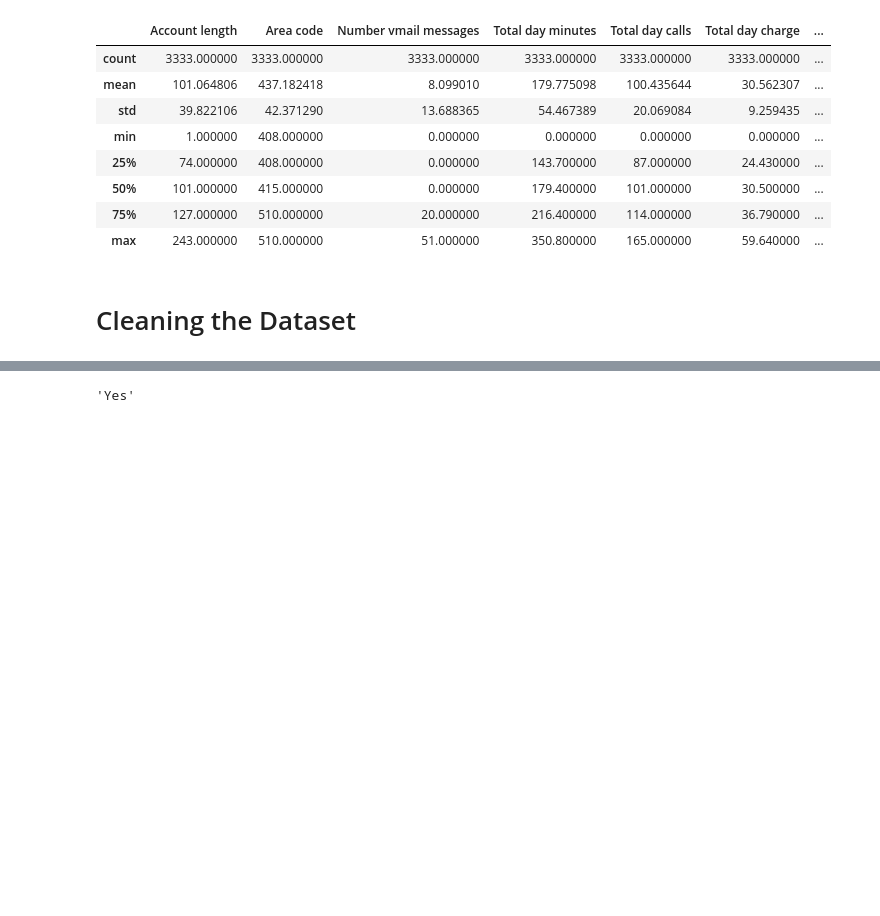
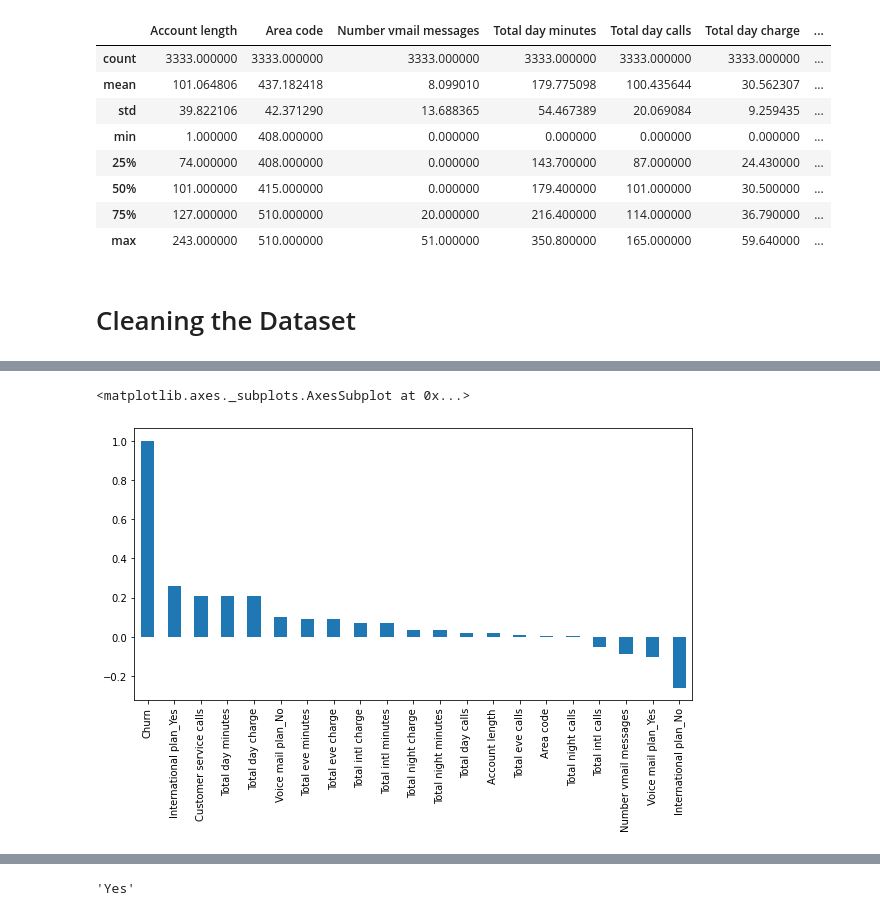
Before and after one commit to nikita-1095/EDA-Telecom-Churn-Analysis, a Jupyter notebook: Nikita_W_Telecom_Churn_Analysis_Capstone_Project.ipynb, the cells around one changed output, grey strips where cells are left out. Saved outputs shown, nothing was run; the diff lists cells and outputs as text; code cells hidden in the pictures; blank space fills up the shorter version.

```diff
--- a/Nikita_W_Telecom_Churn_Analysis_Capstone_Project.ipynb
+++ b/Nikita_W_Telecom_Churn_Analysis_Capstone_Project.ipynb
@@ -19,5 +15,5 @@ Drive already mounted at /content/gdrive; to attempt to forcibly remount, call d
 # %%
-df = pd.read_csv("/content/gdrive/My Drive/Alma DS/Telecom Churn.csv",engine='python')
+df = pd.read_csv("/content/Telecom Churn.csv")
 df.head()
 # %% [output]
 |  | State | Account length | Area code | International plan | Voice mail plan | Number vmail messages | ... |
@@ -133,0 +184,12 @@ df['International plan'][0]
+# %%
+#Removing missing values
+df.dropna(inplace = True)
+#Remove customer IDs from the data set
+df2 = df.iloc[:,1:]
+#Convertin the predictor variable in a binary numeric variable
+df2['Churn'].replace(to_replace='Yes', value=1, inplace=True)
+df2['Churn'].replace(to_replace='No',  value=0, inplace=True)
+
+#Let's convert all the categorical variables into dummy variables
+df_dummies = pd.get_dummies(df2)
+df_dummies.head()
@@ -133,0 +214,7 @@ df['International plan'][0]
+# %%
+#Get Correlation of "Churn" with other variables:
+plt.figure(figsize=(10,5))
+df_dummies.corr()['Churn'].sort_values(ascending = False).plot(kind='bar')
+# %% [output]
+<matplotlib.axes._subplots.AxesSubplot at 0x...>
+[figure, added]
```
Also changed, not shown: parts of 44 cells of this notebook.
